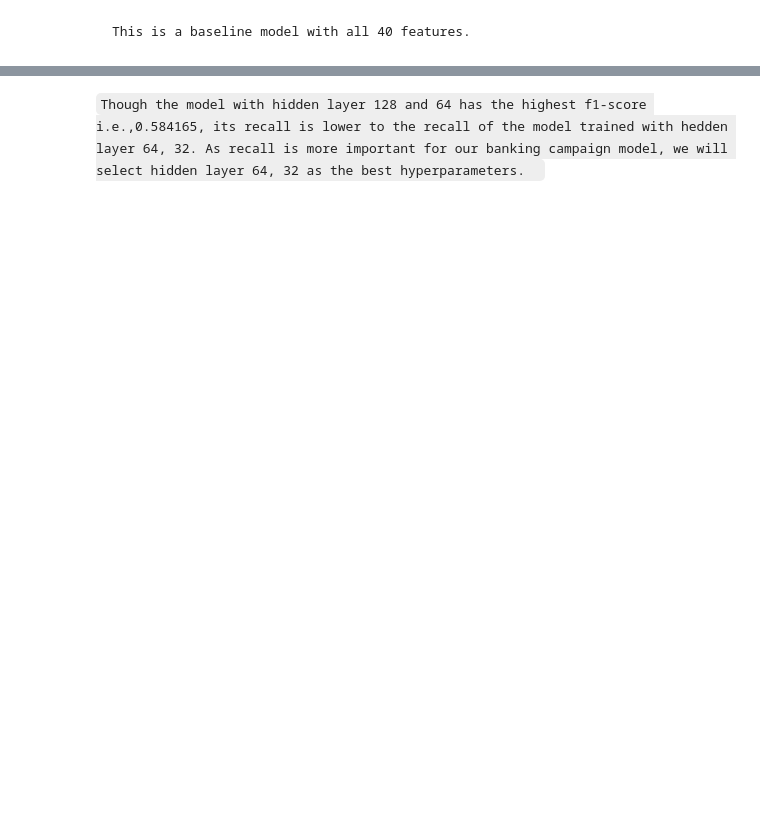
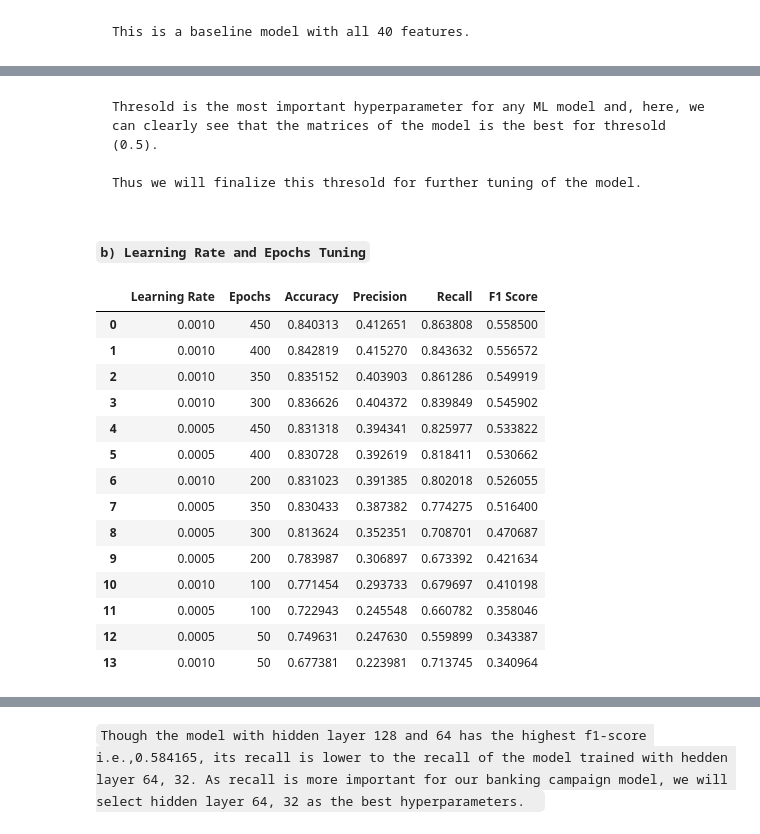
Before and after one commit to Padhanaya/apex-project2, a Jupyter notebook: apex.ipynb, the cells around one changed output, grey strips where cells are left out. Saved outputs shown, nothing was run; the diff lists cells and outputs as text; code cells hidden in the pictures; blank space fills up the shorter version.

````diff
--- a/apex.ipynb
+++ b/apex.ipynb
@@ -1071,7 +976,0 @@ Threshold value 0.05 is the best for the model performance. Thus we will proceed
-# %%
-# Finding the best hyperparameters.
-params = []
-for lr in [0.001, 0.0005]:
-    for epochs in [50, 100, 200, 300, 350, 400, 450]:
-        acc, cr, f1, pr, rc = train_model(X_train, y_train, X_test, y_test, X_train.shape[1], 32, 16, lr, epochs, threshold = 0.5)
-        params.append([lr, epochs, acc, pr, rc, f1])
@@ -1133,0 +996,15 @@ hidden_df
+# %%
+# Finding mean and standrad deviation of accuracy of the model train on 15 features.
+accs = []
+presi = []
+f1_s = []
+
+
+for i in range(10):
+    set_seed(42 + i)
+    acc, cr, f1, pr, rc, train_losses, val_losses, train_accs, val_accs = train_model(X_train15, y_train, X_test15, y_test, X_train15.shape[1], 32, 16, 0.001, 50, 0.5)
+    accs.append(acc)
+    presi.append(pr)
+    f1_s.append(f1)
+
+result.append(["Model-15",0.001, 50, 0.5, np.mean(accs), np.std(accs), np.mean(presi), rc, np.mean(f1_s), np.std(f1_s)])
@@ -1133,0 +1078,8 @@ hidden_df
+# %% [markdown]
+```
+Thresold is the most important hyperparameter for any ML model and, here, we can clearly see that the matrices of the model is the best for thresold (0.5).
+
+Thus we will finalize this thresold for further tuning of the model.
+```
+# %% [markdown]
+#### `b) Learning Rate and Epochs Tuning`
@@ -1133,0 +1093,20 @@ hidden_df
+# %%
+# Creating DataFrame of parameters and evaluation matrices of each above trained models
+df2 =pd.DataFrame(params, columns = ["Learning Rate", "Epochs", "Accuracy",  "Precision", "Recall", "F1 Score"])
+df2.sort_values(by = 'F1 Score', ascending = False).reset_index(drop = True)
+# %% [output]
+|  | Learning Rate | Epochs | Accuracy | Precision | Recall | F1 Score |
+| 0 | 0.0010 | 450 | 0.840313 | 0.412651 | 0.863808 | 0.558500 |
+| 1 | 0.0010 | 400 | 0.842819 | 0.415270 | 0.843632 | 0.556572 |
+| 2 | 0.0010 | 350 | 0.835152 | 0.403903 | 0.861286 | 0.549919 |
+| 3 | 0.0010 | 300 | 0.836626 | 0.404372 | 0.839849 | 0.545902 |
+| 4 | 0.0005 | 450 | 0.831318 | 0.394341 | 0.825977 | 0.533822 |
+| 5 | 0.0005 | 400 | 0.830728 | 0.392619 | 0.818411 | 0.530662 |
+| 6 | 0.0010 | 200 | 0.831023 | 0.391385 | 0.802018 | 0.526055 |
+| 7 | 0.0005 | 350 | 0.830433 | 0.387382 | 0.774275 | 0.516400 |
+| 8 | 0.0005 | 300 | 0.813624 | 0.352351 | 0.708701 | 0.470687 |
+| 9 | 0.0005 | 200 | 0.783987 | 0.306897 | 0.673392 | 0.421634 |
+| 10 | 0.0010 | 100 | 0.771454 | 0.293733 | 0.679697 | 0.410198 |
+| 11 | 0.0005 | 100 | 0.722943 | 0.245548 | 0.660782 | 0.358046 |
+| 12 | 0.0005 | 50 | 0.749631 | 0.247630 | 0.559899 | 0.343387 |
+| 13 | 0.0010 | 50 | 0.677381 | 0.223981 | 0.713745 | 0.340964 |
````
Also changed, not shown: parts of 80 cells of this notebook.
